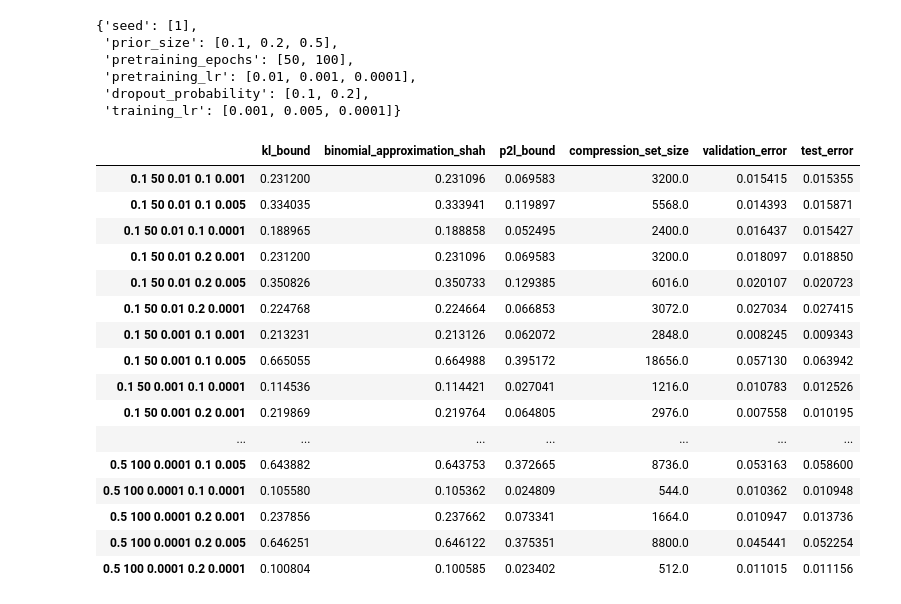
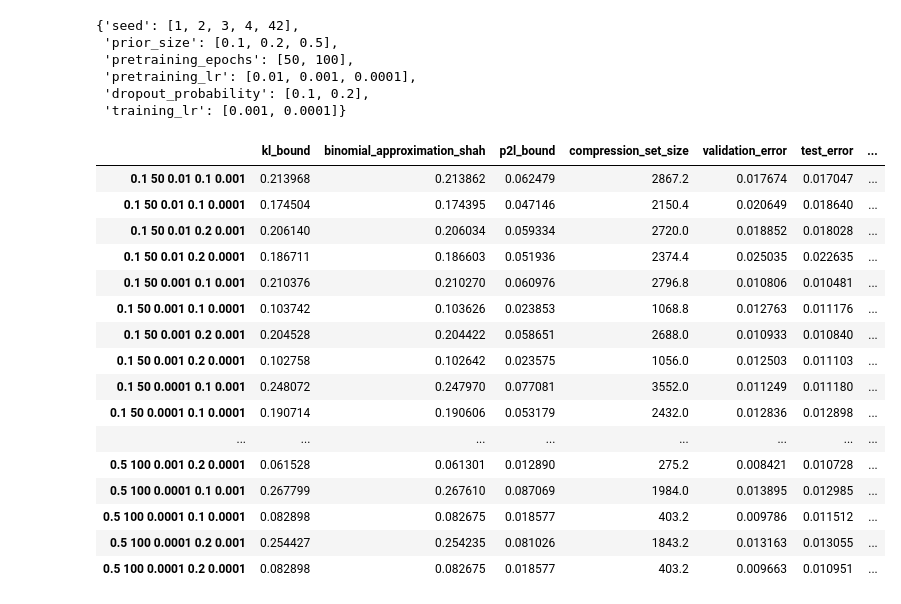
Before and after one commit to GRAAL-Research/pick-to-learn, a Jupyter notebook: results_multiclass_mnist.ipynb, the cells around one changed output. Drawn from its saved outputs; the diff is of its cells as text; code cells hidden in the pictures.

```diff
--- a/results_multiclass_mnist.ipynb
+++ b/results_multiclass_mnist.ipynb
@@ -8,8 +9,12 @@ import matplotlib.pyplot as plt
 pd.set_option('display.max_rows', None)
+# %%
+ignore_lr = True
 # %%
 dataset = "mnist"
 sweep_config = "pretraining"
-values_to_fetch = ['kl_bound', 'binomial_approximation_shah', 'p2l_bound', 'compression_set_size', 'validation_error', 'test_error']
+values_to_fetch = ['kl_bound', 'binomial_approximation_shah', 'p2l_bound', 'compression_set_size',
+                   'validation_error', 'test_error', 'CE_kl_bound', "CE_min_val_catoni_bound",
+                   'complement_loss', 'validation_loss', 'test_loss']
 
 sweep_config_name = "./configs/sweep_configs/" + sweep_config + ".yaml"
 with open(sweep_config_name) as file:
@@ -19,8 +24,10 @@ hps = {}
 for key, item in sweep_configuration['parameters'].items():
     if item.get('values', None) is not None:
         hps[key] = correct_type_of_entry(item['values'])
+
+if ignore_lr:
+    hps['training_lr'] = [0.001, 0.0001]
 size_hyperparams = tuple([len(l) for l in hps.values()])
-hps['seed'] = [1]
 # %%
 api = wandb.Api()
 entity = "mathieu-bazinet"
@@ -28,20 +35,21 @@ project = "sweep" + dataset
 runs = api.runs(entity + "/" + project)
 # %%
 hps
+# results_matrix.shape
 # %% [output]
-{'seed': [1],
+{'seed': [1, 2, 3, 4, 42],
  'prior_size': [0.1, 0.2, 0.5],
  'pretraining_epochs': [50, 100],
  'pretraining_lr': [0.01, 0.001, 0.0001],
  'dropout_probability': [0.1, 0.2],
- 'training_lr': [0.001, 0.005, 0.0001]}
+ 'training_lr': [0.001, 0.0001]}
 # %%
 results_matrix = np.ones(((len(values_to_fetch),) + size_hyperparams))
 
 for run_idx in range(len(runs)):
     run = runs[run_idx]
-    for val_to_fetch_idx in range(len(values_to_fetch)):
-        if run.config['seed'] == 1:
+    if run.config['training_lr'] != 0.005 or not ignore_lr:
+        for val_to_fetch_idx in range(len(values_to_fetch)):
             matrix_idx = tuple([val_to_fetch_idx] + [hps[key].index(run.config[key]) for key in hps.keys()])
             val_to_fetch = values_to_fetch[val_to_fetch_idx]
             results_matrix[matrix_idx] = run.summary[val_to_fetch]
@@ -61,41 +69,28 @@ for params in params_product:
         p_key = list(hps.keys())[1:][p_idx]
         idx += (hps[p_key].index(params[p_idx]),)
     idx_list.append(tuple(idx))
-
-def different_length_means(list_of_list):
-    mean_list = []
-    for idx in range(max([len(l) for l in list_of_list])):
-        count = 0
-        somme = 0
-        for l in list_of_list:
-            if len(l) > idx:
-                somme += l[idx]
-                count += 1
-        mean_list.append(somme/count)
-    return np.array(mean_list)
 # %%
-# reshaped_matrix = results_matrix.mean(1).reshape(results_matrix.shape[0],np.prod(results_matrix.shape[2:])).T
-reshaped_matrix = results_matrix[:,0,:,:,:,:,:].reshape(results_matrix.shape[0],np.prod(results_matrix.shape[2:])).T
+reshaped_matrix = results_matrix.mean(1).reshape(results_matrix.shape[0],np.prod(results_matrix.shape[2:])).T
 
 mean_df = pd.DataFrame(reshaped_matrix, index=name_list, columns=values_to_fetch)
 mean_df
 # %% [output]
-|  | kl_bound | binomial_approximation_shah | p2l_bound | compression_set_size | validation_error | test_error |
-| 0.1 50 0.01 0.1 0.001 | 0.231200 | 0.231096 | 0.069583 | 3200.0 | 0.015415 | 0.015355 |
-| 0.1 50 0.01 0.1 0.005 | 0.334035 | 0.333941 | 0.119897 | 5568.0 | 0.014393 | 0.015871 |
-| 0.1 50 0.01 0.1 0.0001 | 0.188965 | 0.188858 | 0.052495 | 2400.0 | 0.016437 | 0.015427 |
-| 0.1 50 0.01 0.2 0.001 | 0.231200 | 0.231096 | 0.069583 | 3200.0 | 0.018097 | 0.018850 |
-| 0.1 50 0.01 0.2 0.005 | 0.350826 | 0.350733 | 0.129385 | 6016.0 | 0.020107 | 0.020723 |
-| 0.1 50 0.01 0.2 0.0001 | 0.224768 | 0.224664 | 0.066853 | 3072.0 | 0.027034 | 0.027415 |
-| 0.1 50 0.001 0.1 0.001 | 0.213231 | 0.213126 | 0.062072 | 2848.0 | 0.008245 | 0.009343 |
-| 0.1 50 0.001 0.1 0.005 | 0.665055 | 0.664988 | 0.395172 | 18656.0 | 0.057130 | 0.063942 |
-| 0.1 50 0.001 0.1 0.0001 | 0.114536 | 0.114421 | 0.027041 | 1216.0 | 0.010783 | 0.012526 |
-| 0.1 50 0.001 0.2 0.001 | 0.219869 | 0.219764 | 0.064805 | 2976.0 | 0.007558 | 0.010195 |
-| ... | ... | ... | ... | ... | ... | ... |
-| 0.5 100 0.0001 0.1 0.005 | 0.643882 | 0.643753 | 0.372665 | 8736.0 | 0.053163 | 0.058600 |
-| 0.5 100 0.0001 0.1 0.0001 | 0.105580 | 0.105362 | 0.024809 | 544.0 | 0.010362 | 0.010948 |
-| 0.5 100 0.0001 0.2 0.001 | 0.237856 | 0.237662 | 0.073341 | 1664.0 | 0.010947 | 0.013736 |
-| 0.5 100 0.0001 0.2 0.005 | 0.646251 | 0.646122 | 0.375351 | 8800.0 | 0.045441 | 0.052254 |
-| 0.5 100 0.0001 0.2 0.0001 | 0.100804 | 0.100585 | 0.023402 | 512.0 | 0.011015 | 0.011156 |
+|  | kl_bound | binomial_approximation_shah | p2l_bound | compression_set_size | validation_error | test_error | ... |
+| 0.1 50 0.01 0.1 0.001 | 0.213968 | 0.213862 | 0.062479 | 2867.2 | 0.017674 | 0.017047 | ... |
+| 0.1 50 0.01 0.1 0.0001 | 0.174504 | 0.174395 | 0.047146 | 2150.4 | 0.020649 | 0.018640 | ... |
+| 0.1 50 0.01 0.2 0.001 | 0.206140 | 0.206034 | 0.059334 | 2720.0 | 0.018852 | 0.018028 | ... |
+| 0.1 50 0.01 0.2 0.0001 | 0.186711 | 0.186603 | 0.051936 | 2374.4 | 0.025035 | 0.022635 | ... |
+| 0.1 50 0.001 0.1 0.001 | 0.210376 | 0.210270 | 0.060976 | 2796.8 | 0.010806 | 0.010481 | ... |
+| 0.1 50 0.001 0.1 0.0001 | 0.103742 | 0.103626 | 0.023853 | 1068.8 | 0.012763 | 0.011176 | ... |
+| 0.1 50 0.001 0.2 0.001 | 0.204528 | 0.204422 | 0.058651 | 2688.0 | 0.010933 | 0.010840 | ... |
+| 0.1 50 0.001 0.2 0.0001 | 0.102758 | 0.102642 | 0.023575 | 1056.0 | 0.012503 | 0.011103 | ... |
+| 0.1 50 0.0001 0.1 0.001 | 0.248072 | 0.247970 | 0.077081 | 3552.0 | 0.011249 | 0.011180 | ... |
+| 0.1 50 0.0001 0.1 0.0001 | 0.190714 | 0.190606 | 0.053179 | 2432.0 | 0.012836 | 0.012898 | ... |
+| ... | ... | ... | ... | ... | ... | ... | ... |
+| 0.5 100 0.001 0.2 0.0001 | 0.061528 | 0.061301 | 0.012890 | 275.2 | 0.008421 | 0.010728 | ... |
+| 0.5 100 0.0001 0.1 0.001 | 0.267799 | 0.267610 | 0.087069 | 1984.0 | 0.013895 | 0.012985 | ... |
+| 0.5 100 0.0001 0.1 0.0001 | 0.082898 | 0.082675 | 0.018577 | 403.2 | 0.009786 | 0.011512 | ... |
+| 0.5 100 0.0001 0.2 0.001 | 0.254427 | 0.254235 | 0.081026 | 1843.2 | 0.013163 | 0.013055 | ... |
+| 0.5 100 0.0001 0.2 0.0001 | 0.082898 | 0.082675 | 0.018577 | 403.2 | 0.009663 | 0.010951 | ... |
 # %%
 std_matrix = results_matrix.std(1).reshape(results_matrix.shape[0],np.prod(results_matrix.shape[2:])).T
```
Also changed, not shown: parts of 6 cells of this notebook, 3 other files.
